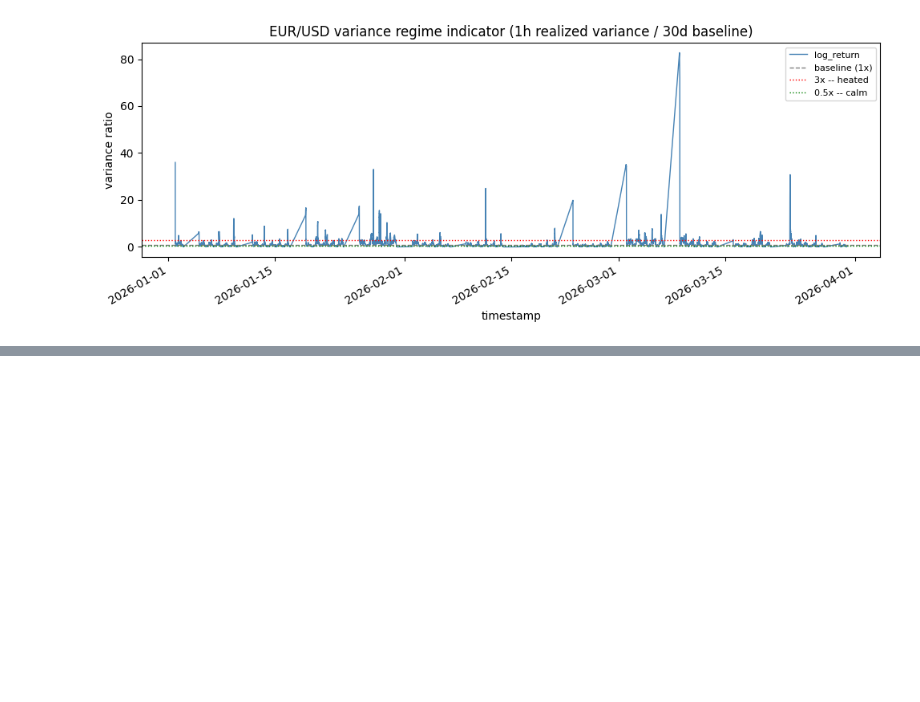
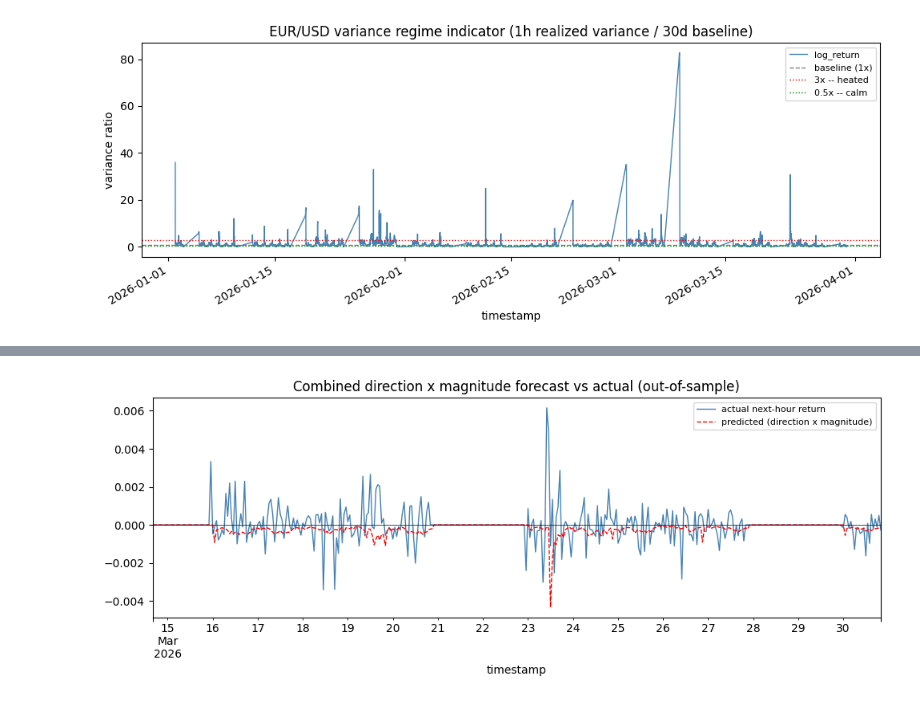
Before and after one commit to anjalivijyan/STOCHASTIC-VOLATILITY-MODELLING-, a Jupyter notebook: lit_rew_&_stylised_facts/regime_indicator.ipynb, the cells around one changed output, grey strips where cells are left out. Cells and saved outputs as stored; diff of their text form; code cells hidden in the pictures; blank space fills up the shorter version.

Commit message:
next

```diff
--- a/lit_rew_&_stylised_facts/regime_indicator.ipynb
+++ b/lit_rew_&_stylised_facts/regime_indicator.ipynb
@@ -387,0 +559,85 @@ one means mean-reversion.
+# %%
+"""
+Combined return forecast: r_hat_t = direction_signal_t * magnitude_t
+
+- direction_signal_t: logistic regression's predicted probability of "up",
+  rescaled to [-1, 1] (2*p_hat - 1) -- a near-50% call contributes almost
+  nothing instead of forcing a full +1/-1 guess.
+- magnitude_t: sqrt of the log-HAR-RV model's predicted next-hour
+  realized variance, back-transformed from log space.
+
+Both pieces are fit on ONE shared dataframe/train-test split so their
+out-of-sample predictions land on exactly the same hours -- no separate
+reindexing needed.
+"""
+
+import numpy as np
+import pandas as pd
+import statsmodels.api as sm
+import matplotlib.pyplot as plt
+
+ret_hourly = d['log_return'].resample('1h').sum().dropna()
+rv_hourly = (d['log_return']**2).resample('1h').sum().dropna()
+
+df_comb = pd.DataFrame({"ret": ret_hourly, "rv": rv_hourly})
+df_comb["ret_lag1"] = df_comb["ret"].shift(1)
+df_comb["ret_daily"] = df_comb["ret"].shift(1).rolling(24).mean()
+df_comb["ret_weekly"] = df_comb["ret"].shift(1).rolling(24 * 7).mean()
+df_comb["rv_lag1"] = df_comb["rv"].shift(1)
+df_comb["rv_daily"] = df_comb["rv"].shift(1).rolling(24).mean()
+df_comb["rv_weekly"] = df_comb["rv"].shift(1).rolling(24 * 7).mean()
+
+df_comb["ret_target"] = df_comb["ret"].shift(-1)   # actual next-hour return
+df_comb["rv_target"] = df_comb["rv"].shift(-1)      # actual next-hour RV
+df_comb["up_target"] = (df_comb["ret_target"] > 0).astype(int)
+
+eps = df_comb["rv"][df_comb["rv"] > 0].min() * 1e-3
+for col in ["rv_lag1", "rv_daily", "rv_weekly", "rv_target"]:
+    df_comb[f"log_{col}"] = np.log(df_comb[col] + eps)
+
+df_comb = df_comb.dropna()
+
+split = int(len(df_comb) * 0.8)
+train, test = df_comb.iloc[:split], df_comb.iloc[split:]
+
+# ---- direction model (logistic regression) ------------------------------
+dir_features = ["ret_lag1", "ret_daily", "ret_weekly", "rv_lag1"]
+X_train_dir = sm.add_constant(train[dir_features])
+X_test_dir = sm.add_constant(test[dir_features], has_constant="add")
+logit_model = sm.Logit(train["up_target"], X_train_dir).fit(disp=0)
+direction_signal = 2 * logit_model.predict(X_test_dir) - 1
+
+# ---- magnitude model (log-HAR-RV) ----------------------------------------
+mag_features = ["log_rv_lag1", "log_rv_daily", "log_rv_weekly"]
+X_train_mag = sm.add_constant(train[mag_features])
+X_test_mag = sm.add_constant(test[mag_features], has_constant="add")
+rv_model = sm.OLS(train["log_rv_target"], X_train_mag).fit()
+magnitude_pred = np.sqrt(np.exp(rv_model.predict(X_test_mag)) - eps).clip(lower=0)
+
+# ---- combine ---------------------------------------------------------------
+combined_pred_return = direction_signal * magnitude_pred
+actual_return = test["ret_target"]
+
+ss_res = ((actual_return - combined_pred_return) ** 2).sum()
+ss_tot = ((actual_return - actual_return.mean()) ** 2).sum()
+combined_r2 = 1 - ss_res / ss_tot
+
+pred_sign_combined = np.sign(combined_pred_return)
+actual_sign = np.sign(actual_return)
+nonzero = actual_sign != 0
+hit_rate_combined = (pred_sign_combined[nonzero] == actual_sign[nonzero]).mean()
+
+print(f"Combined (direction x magnitude) out-of-sample R^2: {combined_r2:.4f}")
+print(f"Combined directional hit rate: {hit_rate_combined:.4f}")
+print("(compare both against the plain HAR-Return cell's numbers)\n")
+
+# ---- plot -------------------------------------------------------------
+fig, ax = plt.subplots(figsize=(10, 4))
+actual_return.plot(ax=ax, label="actual next-hour return", color="steelblue", lw=1)
+combined_pred_return.plot(ax=ax, label="predicted (direction x magnitude)", color="red", lw=1, ls="--")
+ax.axhline(0, color="black", lw=0.5)
+ax.set_title("Combined direction x magnitude forecast vs actual (out-of-sample)")
+ax.legend(fontsize=8)
+plt.tight_layout()
+plt.show()
+# %% [output]
@@ -387,0 +647 @@ one means mean-reversion.
+[figure, added]
```
Also changed, not shown: parts of 8 cells of this notebook.
